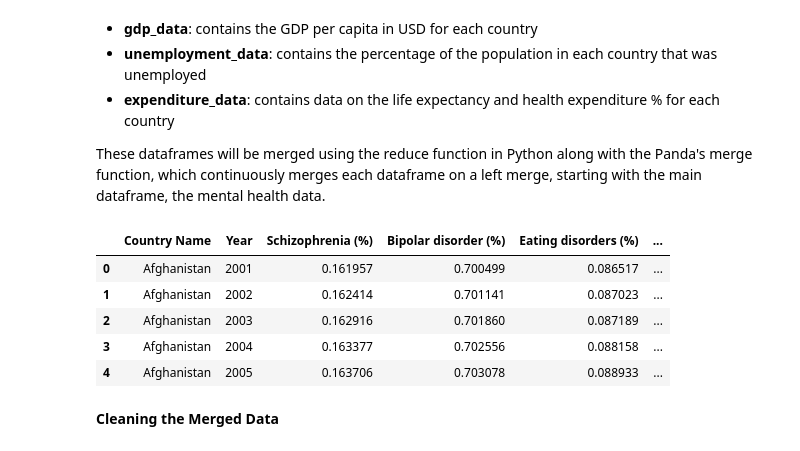
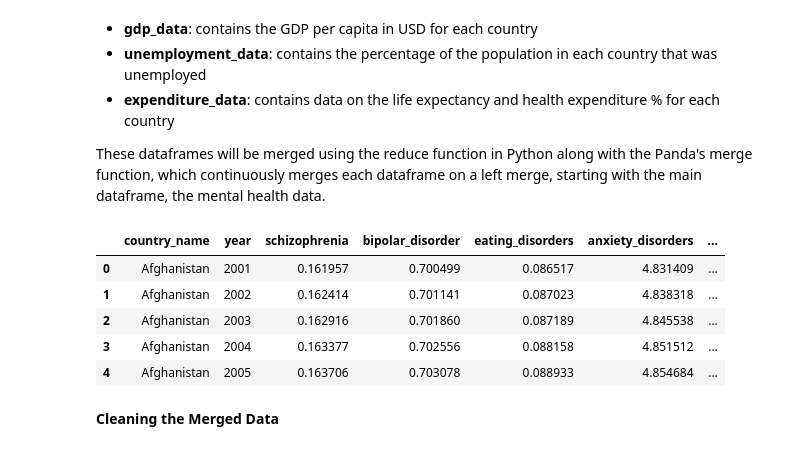
Before and after one commit to oliviareese/oliviareese.github.io, a Jupyter notebook: app.ipynb, the cells around one changed output. Saved outputs shown, nothing was run; the diff lists cells and outputs as text; code cells hidden in the pictures.

```diff
--- a/app.ipynb
+++ b/app.ipynb
@@ -286,18 +289,20 @@ These dataframes will be merged using the reduce function in Python along with t
 # %%
 # list of all dataframes used for merging
 frames = [mental_health_data, density_data, gdp_data, unemployment_data, expenditure_data]
 
 # using reduce function to merge the dataframes
 df = reduce(lambda left_df, right_df: pd.merge(left_df, right_df, on=['Country Name', 'Year'], how='left'), frames)
 
+df = df.rename(columns={'Country Name': 'country_name', 'Year': 'year', 'Schizophrenia (%)': 'schizophrenia', 'Bipolar disorder (%)': 'bipolar_disorder', 'Eating disorders (%)': 'eating_disorders', 'Anxiety disorders (%)': 'anxiety_disorders', 'Drug use disorders (%)': 'drug_use_disorders', 'Depression (%)': 'depression', 'Alcohol use disorders (%)': 'alcohol_use_disorders', 'Unemployment (%)': 'unemployment_%', 'Region': 'region', 'IncomeGroup': 'income_group', 'Life Expectancy World Bank': 'life_expectancy', 'Health Expenditure %': 'health_expenditure_%'})
+
 df.head()
 # %% [output]
-|  | Country Name | Year | Schizophrenia (%) | Bipolar disorder (%) | Eating disorders (%) | ... |
-| 0 | Afghanistan | 2001 | 0.161957 | 0.700499 | 0.086517 | ... |
-| 1 | Afghanistan | 2002 | 0.162414 | 0.701141 | 0.087023 | ... |
-| 2 | Afghanistan | 2003 | 0.162916 | 0.701860 | 0.087189 | ... |
-| 3 | Afghanistan | 2004 | 0.163377 | 0.702556 | 0.088158 | ... |
-| 4 | Afghanistan | 2005 | 0.163706 | 0.703078 | 0.088933 | ... |
+|  | country_name | year | schizophrenia | bipolar_disorder | eating_disorders | anxiety_disorders | ... |
+| 0 | Afghanistan | 2001 | 0.161957 | 0.700499 | 0.086517 | 4.831409 | ... |
+| 1 | Afghanistan | 2002 | 0.162414 | 0.701141 | 0.087023 | 4.838318 | ... |
+| 2 | Afghanistan | 2003 | 0.162916 | 0.701860 | 0.087189 | 4.845538 | ... |
+| 3 | Afghanistan | 2004 | 0.163377 | 0.702556 | 0.088158 | 4.851512 | ... |
+| 4 | Afghanistan | 2005 | 0.163706 | 0.703078 | 0.088933 | 4.854684 | ... |
 # %% [markdown]
 **Cleaning the Merged Data**
 # %% [markdown]
```
Also changed, not shown: parts of 79 cells of this notebook.
